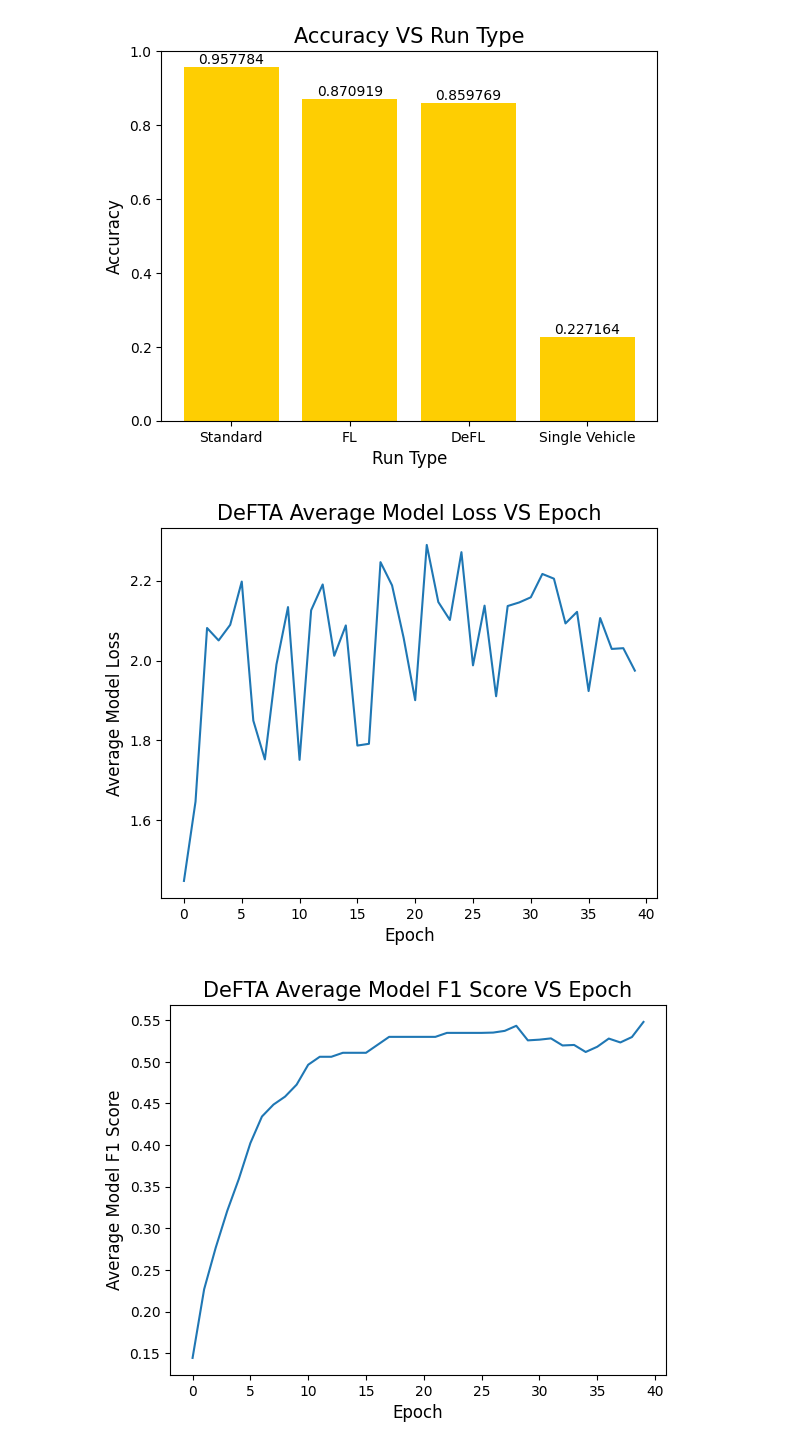
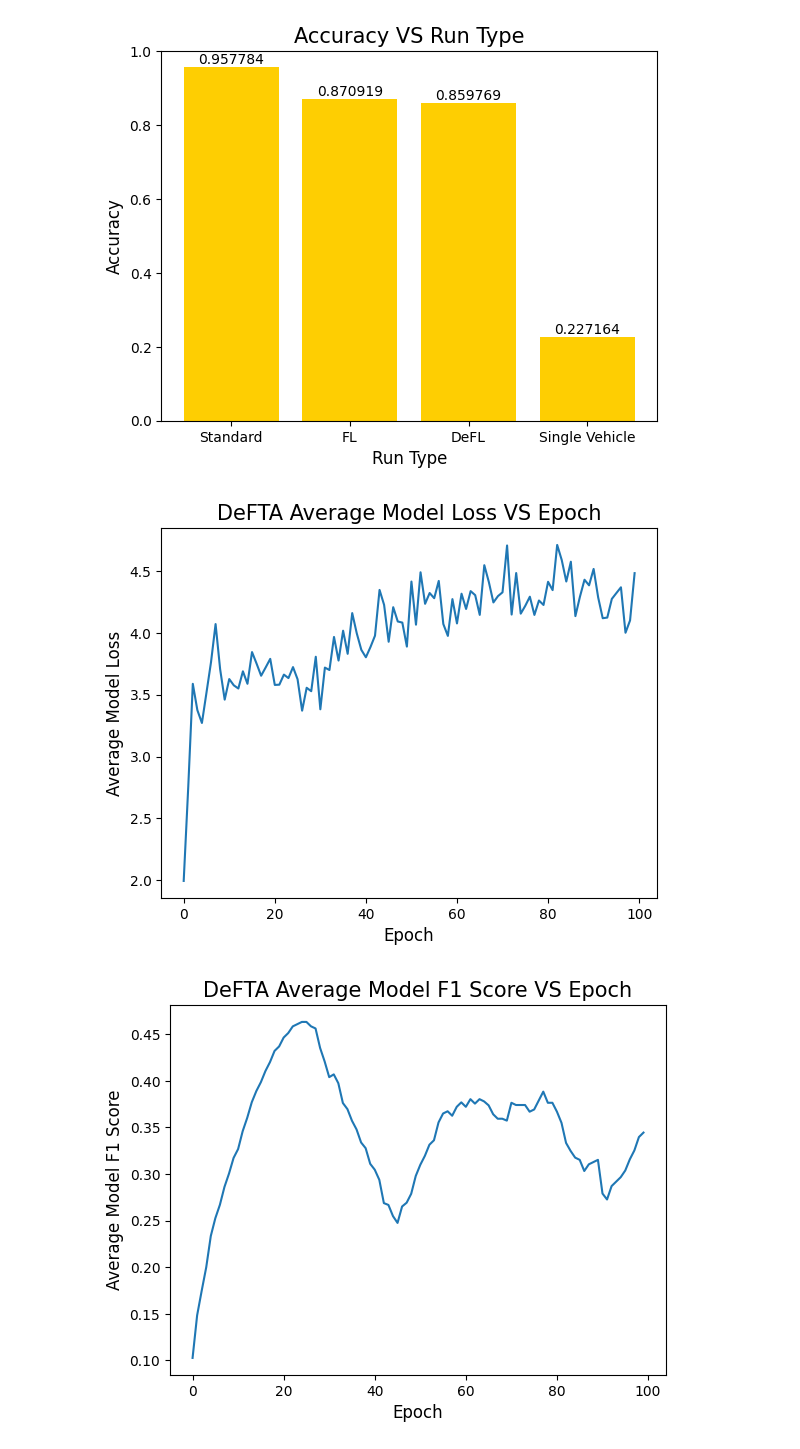
Before and after one commit to Grig84/NCPVeReMi, a Jupyter notebook: Plotting.ipynb, the cells around one changed output. Cells and saved outputs as stored; diff of their text form; code cells hidden in the pictures.

```diff
--- a/Plotting.ipynb
+++ b/Plotting.ipynb
@@ -314,7 +564,7 @@ plt.show()
 [figure]
 # %%
 # Individual Module Run
-path = "out/DeFTA/True-20-100-45-40-10-15-25-0.1-1/"
+path = "out/LongerPoison/NoDetecConstPos_0709-True-40-200-45-100-10-15-25-0.1-1/"
 plotPath = f"{path}plot/"
 if not os.path.exists(plotPath):
     os.makedirs(plotPath)
@@ -366,32 +616,32 @@ plt.savefig(f"{plotPath}PrecisionVEpoch.png")
 plt.show()
 
 plt.plot(avgAccs[1:,0], avgAccs[1:,1])
 plt.xlabel("Epoch", fontsize=labelsize)
 plt.ylabel("Average Model Accuracy Score", fontsize=labelsize)
 plt.title(f"{modelType} Average Model Accuracy Score VS Epoch", fontsize=titlesize)
 plt.savefig(f"{plotPath}AccuracyVEpoch.png")
 plt.show()
 
 plt.plot(finalF1s[0], finalF1s[1])
 plt.xlabel("Perc Malicious", fontsize=labelsize)
 plt.ylabel("Average Model F1 Score", fontsize=labelsize)
 plt.title(f"{modelType} Average Model F1 Score VS Percentage Malicious Vehicles", fontsize=titlesize)
 plt.savefig(f"{plotPath}F1VperEvil.png")
 plt.show()
 
 plt.plot(finalRecalls[0], finalRecalls[1])
 plt.xlabel("Perc Malicious", fontsize=labelsize)
 plt.ylabel("Average Model Recall Score", fontsize=labelsize)
 plt.title(f"{modelType} Average Model Recall Score VS Percentage Malicious Vehicles", fontsize=titlesize)
 plt.savefig(f"{plotPath}RecallVperEvil.png")
 plt.show()
 
 plt.plot(finalPrecisions[0], finalPrecisions[1])
 plt.xlabel("Perc Malicious", fontsize=labelsize)
 plt.ylabel("Average Model Precision Score", fontsize=labelsize)
 plt.title(f"{modelType} Average Model Precision Score VS Percentage Malicious Vehicles", fontsize=titlesize)
 plt.savefig(f"{plotPath}PrecisionVperEvil.png")
 plt.show()
 # %% [output]
-[figure, old version]
+[figure, new version]
-[figure, old version]
+[figure, new version]
```
Also changed, not shown: parts of 3 cells of this notebook, 3 other files.
